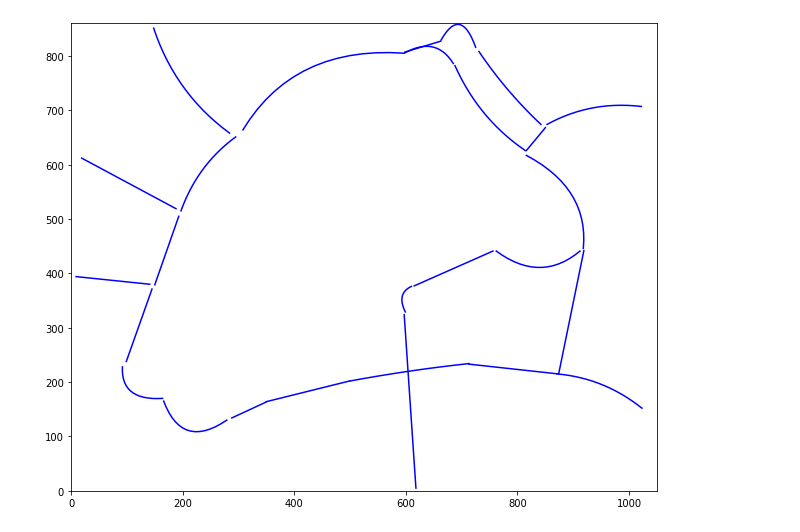
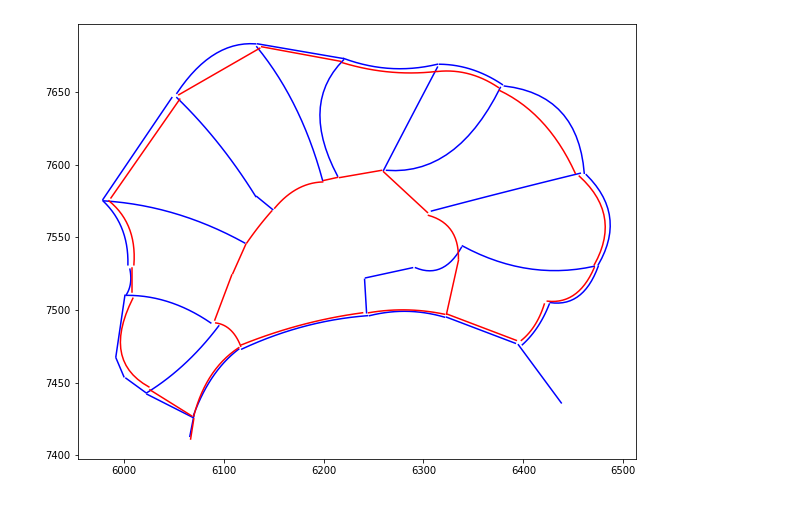
Before and after one commit to Ozmileny/Spline-map, a Jupyter notebook: spline-map_creating.ipynb, the cells around one changed output. Cells and saved outputs as stored; diff of their text form; code cells hidden in the pictures.

```diff
--- a/spline-map_creating.ipynb
+++ b/spline-map_creating.ipynb
@@ -56 +96,3 @@ for i in range(len(coords)):
+# %%
+g1 = Graph()
 # %%
@@ -111,3 +165,24 @@ def jump(i, j=0):
 
     dist = np.linalg.norm([x_1 - x_0, y_1 - y_0])
     return (i_new, dist, 0)
+# %%
+# тестовый блок, передавая в go произвольные координаты можно посмотреть, куда уедет наша точка
+i_start = 0
+path = 500
+
+i_0, t0 = go(i_start, path)
+plt.figure(figsize=(10.5, 8.6))
+
+for i in range(len(g1.edges)):
+    t = np.arange(0.0, g1.length[i] + 1, g1.length[i]/15)
+    x_val = [P_x(g1.xcoeff[i], h) for h in t ]
+    y_val = [P_x(g1.ycoeff[i], h) for h in t ]
+    if i < 35:
+        color = 'blue'
+    else:
+            color = 'red'
+    plt.plot(x_val, y_val, color)
+
+plt.plot(P_x(g1.xcoeff[i_start], 0), P_y(g1.ycoeff[i_start], 0), 'o', color = 'darkblue') #тёмно-синяя - точка старта
+plt.plot(P_x(g1.xcoeff[i_0], t0), P_y(g1.ycoeff[i_0], t0), 'o', color = 'lime')           #лаймовая - куда она уехала
+plt.show()
@@ -114,15 +191,18 @@ def jump(i, j=0):
 # %%
-# тестовый блок, рисует, как сейчас выглядит карта
+# тестовый блок, рисует, как выглядит карта
 
-plt.figure(figsize=(10.5, 8.6))
-plt.axis([0, 1050, 0, 860])
+plt.figure(figsize=(10, 8))
 
-for i in range(len(coords)):
-    t = np.arange(0.0, Spl[i][-1]+1, Spl[i][-1]/15)
-    x_val = [P_x(Spl[i], h) for h in t ]
-    y_val = [P_y(Spl[i], h) for h in t ]
-    plt.plot(x_val, y_val, 'blue')
+for i in range(len(g1.edges)):
+    t = np.arange(0.0, g1.length[i] + 1, g1.length[i]/15)
+    x_val = [P_x(g1.xcoeff[i], h) for h in t ]
+    y_val = [P_x(g1.ycoeff[i], h) for h in t ]
+    if i < 35:
+        color = 'blue'
+    else:
+            color = 'red'
+    plt.plot(x_val, y_val, color)
 
 plt.show()
 # %% [output]
-[figure, old version]
+[figure, new version]
```
Also changed, not shown: parts of 16 cells of this notebook.
